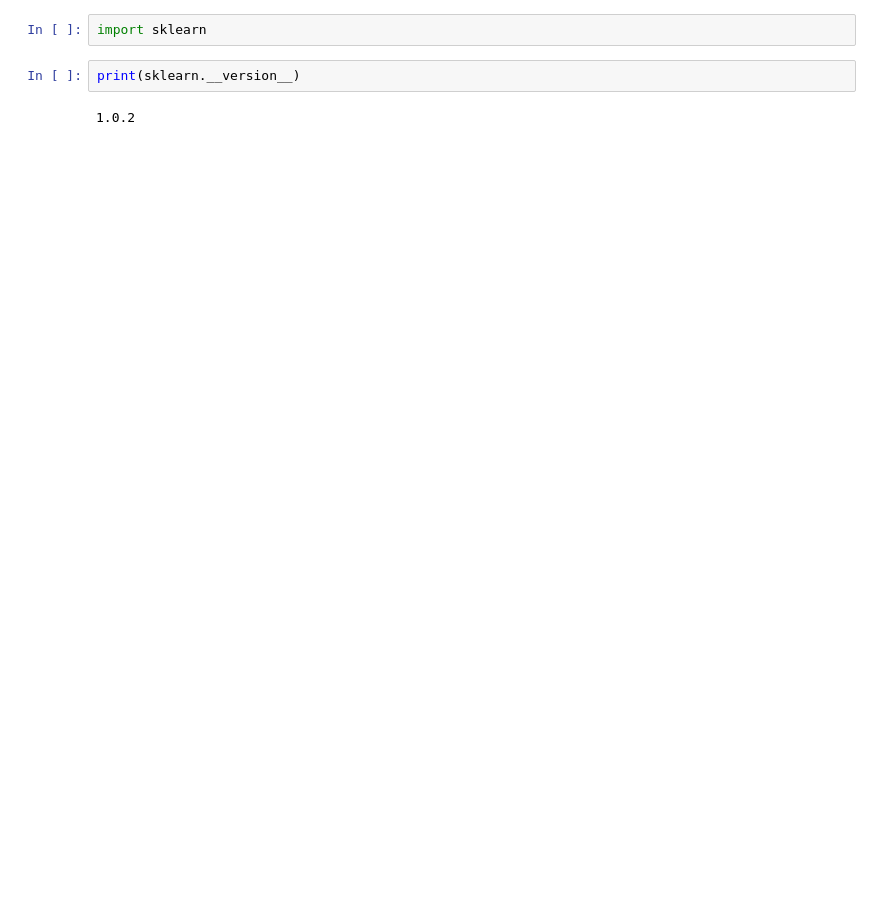
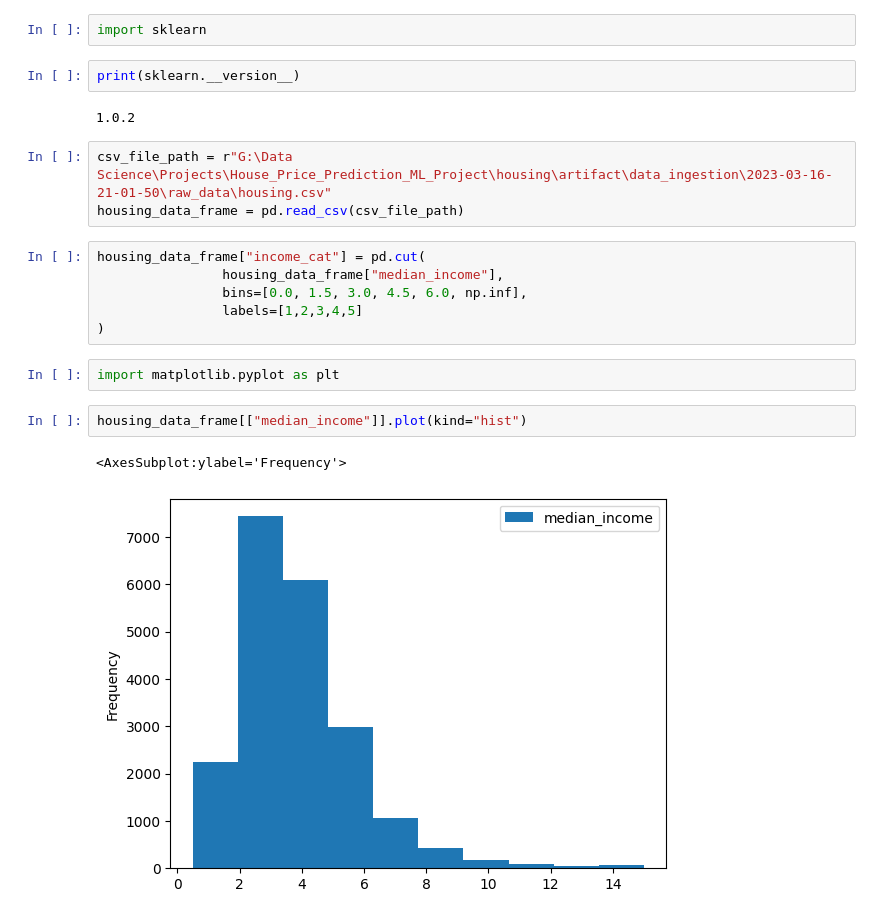
Before and after one commit to Pritamchaudhari5/House_Price_Prediction_ML_Project, a Jupyter notebook: notebook/example2.ipynb, the cells around one changed output. Saved outputs shown, nothing was run; the diff lists cells and outputs as text; blank space fills up the shorter version.

```diff
--- a/notebook/example2.ipynb
+++ b/notebook/example2.ipynb
@@ -32,3 +28,19 @@ import sklearn
 print(sklearn.__version__)
 # %% [output]
 1.0.2
+# %%
+csv_file_path = r"G:\Data Science\Projects\House_Price_Prediction_ML_Project\housing\artifact\data_ingestion\2023-03-16-21-01-50\raw_data\housing.csv"
+housing_data_frame = pd.read_csv(csv_file_path)
+# %%
+housing_data_frame["income_cat"] = pd.cut(
+                housing_data_frame["median_income"],
+                bins=[0.0, 1.5, 3.0, 4.5, 6.0, np.inf],
+                labels=[1,2,3,4,5]
+)
+# %%
+import matplotlib.pyplot as plt
+# %%
+housing_data_frame[["median_income"]].plot(kind="hist")
+# %% [output]
+<AxesSubplot:ylabel='Frequency'>
+[figure, added]
```
Also changed, not shown: parts of 24 cells of this notebook, 5 other files.
